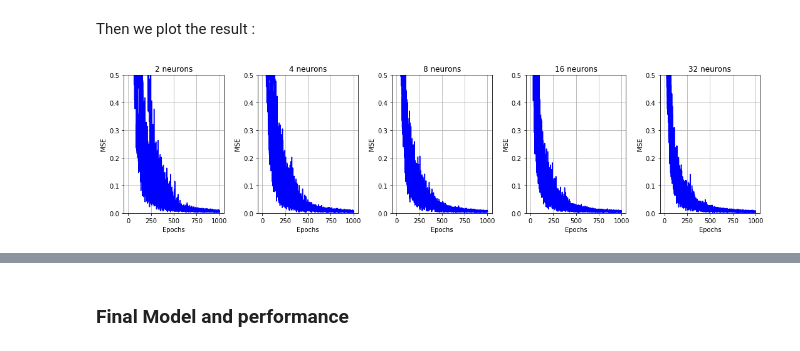
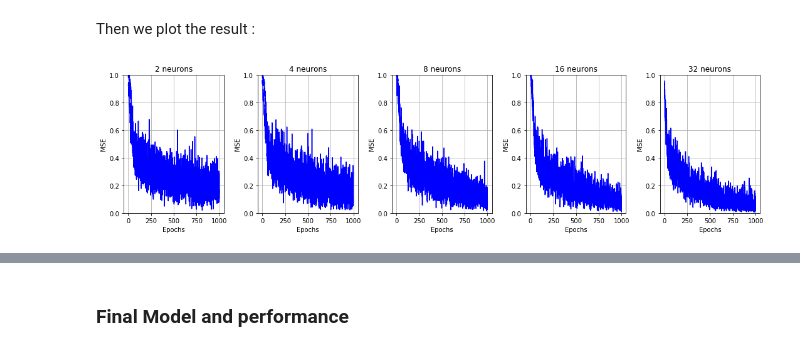
Before and after one commit to LifangHe/speaker-recognition, a Jupyter notebook: speaker_recognition.ipynb, the cells around one changed output, grey strips where cells are left out. Cells and saved outputs as stored; diff of their text form; code cells hidden in the pictures.

Commit message:
correct create_dataset

```diff
--- a/speaker_recognition.ipynb
+++ b/speaker_recognition.ipynb
@@ -54,7 +59,7 @@ def compute_mfcc(files):
     """
     Calculate Mel-frequency cepstral coefficients (MFCCs) for each files
     and use the coefficients mean to summarize each file. So each file gets
-    a vector of 13 coefficients instead of having a matrix containing coefficients
+    a vector of 13 coefficients instead of having a matrice containing coefficients
     for all windows.
 
     :param files: an array of file paths (must be .wav files)
@@ -71,7 +76,7 @@ def compute_mfcc(files):
     return ceps_mean
 
 
-def create_dataset(gender_classes, size = None):
+def create_dataset(gender_classes):
     """
     Creates a dataset for training.
     Note that the returned dataset is shuffled to prevent issues during
@@ -83,12 +88,19 @@ def create_dataset(gender_classes, size = None):
         num_coeffs: is the number of MFCC coefficient (see MFCC_COEFFS)
         and finally the output class is added a the end of each element of the dataset
     """
+
+    # use the same number of files for all class
+    size = min([len(FILES[gender]) for gender, _ in gender_classes])
+
+    # create dataset
     dataset = []
     for input_gender, output_class in gender_classes:
         ceps = compute_mfcc(FILES[input_gender][:size])
         for input_ceps in ceps:
             dataset.append(np.append(input_ceps, output_class))
     dataset = np.array(dataset)
+
+    # shuffle dataset
     np.random.shuffle(dataset)
     return dataset
 # %% [markdown]
@@ -122,18 +134,16 @@ Here we use only the natural voices of men and women to train a neural network t
 
 In order to choose the correct learning duration and the modely complexity, we iterate over the number of epochs (`EPOCHS`) and number of hidden neurons (`N_NEURONS`).
 # %%
-N_INITS = 10
+N_INITS = 2
 EPOCHS = 1000
 N_NEURONS = [2, 4, 8, 16, 32]
+#N_NEURONS = [16]
 LEARNING_RATE = 0.001
 MOMENTUM = 0.5
-N_TRAIN_FILES = 20
 
-dataset = create_dataset([('natural_male', -1), ('natural_female', 1)], N_TRAIN_FILES)
+dataset = create_dataset([('natural_kid', -1), ('natural_female', 1)])
 dataset_input = dataset[:, :-1]     # filter only input values (n-1 first values)
 dataset_output = dataset[:, -1:]    # filter only the output class (last value)
-
-print dataset
 
 MSE = np.zeros((len(N_NEURONS), N_INITS, EPOCHS))
 for index, n_neurons in enumerate(N_NEURONS):
@@ -169,20 +167,21 @@ Then we plot the result :
 # %%
 pl.figure(figsize=(15,4))
 
 p_count = 0
+colors = ['b', 'r', 'g']
 
 for n in np.arange(MSE.shape[0]):
     pl.subplot(1, MSE.shape[0], n+1)
 
     for i in np.arange(MSE.shape[1]):
         pl.plot(MSE[n,i,:], c='b')
 
-    pl.ylim(0, 0.5)
+    pl.ylim(0, 1)
     pl.xlabel('Epochs')
     pl.ylabel('MSE')
     pl.title(str(N_NEURONS[n]) + ' neurons')
     pl.grid()
 
 pl.tight_layout()
 # %% [output]
-[figure, old version]
+[figure, new version]
```
Also changed, not shown: parts of 19 cells of this notebook, 1 other file.
